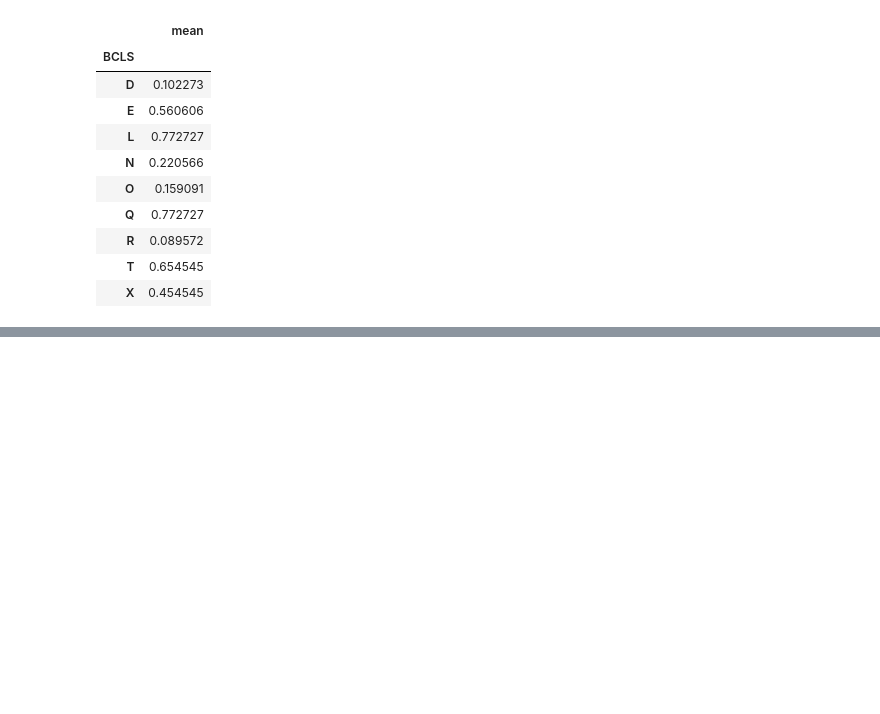
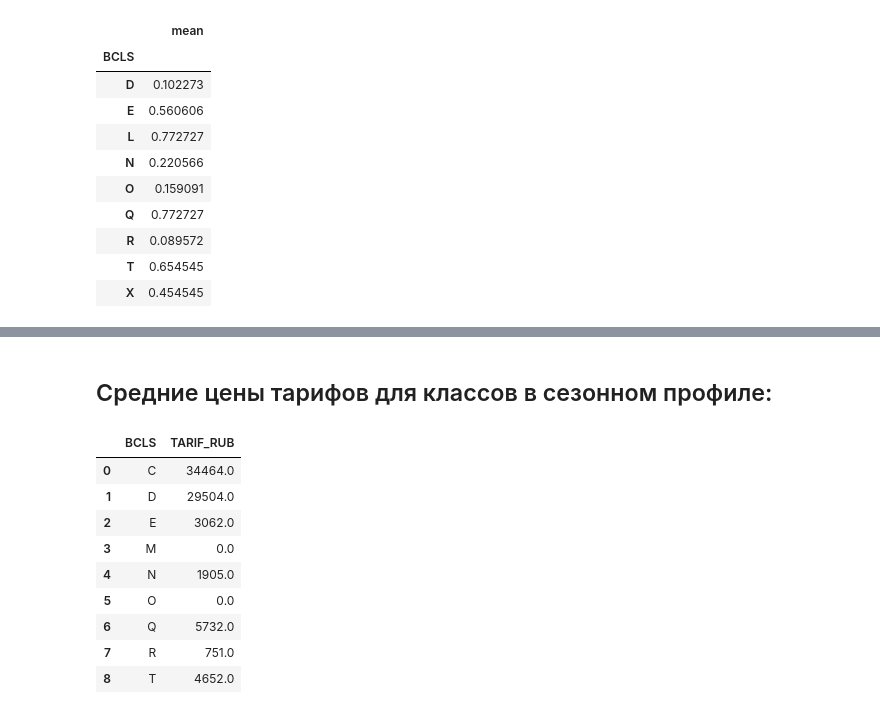
Before and after one commit to Flyer-DM/aeroflot_ML, a Jupyter notebook: профили сезонов.ipynb, the cells around one changed output, grey strips where cells are left out. Drawn from its saved outputs; the diff is of its cells as text; code cells hidden in the pictures; blank space fills up the shorter version.

```diff
--- a/профили сезонов.ipynb
+++ b/профили сезонов.ipynb
@@ -251,0 +277,39 @@ display(mean_ns)
+# %%
+%%time
+date = datetime.strptime('2018-12-07', '%Y-%m-%d') # input()
+flttime = pd.Timedelta('21:20:00') # input()
+print(date.date(), str(flttime).replace('0 days ', ''), date.strftime("%A"))
+one_day = timedelta(days=1)
+date_minus_1_week = pd.to_datetime(date) - pd.DateOffset(weeks=1)
+date_minus_2_weeks = pd.to_datetime(date) - pd.DateOffset(weeks=2)
+print(f'Выбранная дата: {date.date()}')
+print(f'Дата -1 неделя: {date_minus_1_week.date()}')
+print(f'Дата -2 недели: {date_minus_2_weeks.date()}')
+# 1 неделя назад +- 1 день
+date_minus_1_week_gap = [date_minus_1_week,
+                         date_minus_1_week + one_day, date_minus_1_week - one_day]
+# 2 недели назад +- 1 день
+date_minus_2_weeks_gap = [date_minus_2_weeks,
+                          date_minus_2_weeks + one_day, date_minus_2_weeks - one_day]
+print(date_minus_1_week.date(), date_minus_2_weeks.date(), sep='\n')
+# фильтрация по дням
+filtered_hh = hh[(hh['DD'].isin(date_minus_1_week_gap)) | (hh['DD'].isin(date_minus_2_weeks_gap))]
+print(f"Отфильтрованных данных: {filtered_hh.shape[0]:_}")
+merged = pd.merge(bb, filtered_hh, left_on=['FLTNUM', 'FLTDAT'], right_on=['FLT_NUM', 'DD'], how='inner')
+merged = merged.dropna(how='any', axis=0)
+print(f"Объединённых данных: {merged.shape[0]:_}")
+two_hours = pd.Timedelta('2:00:00')
+# 1 неделя назад в заданное время +- 2 часа
+date_minus_1_week_gap = [date_minus_1_week + flttime + two_hours,
+                         date_minus_1_week + flttime - two_hours]
+# 2 недели назад в заданное время +- 2 часа
+date_minus_2_weeks_gap = [date_minus_2_weeks + flttime + two_hours,
+                          date_minus_2_weeks + flttime - two_hours]
+# фильтрация по времени +- 2 часа
+merged = merged[(date_minus_1_week_gap[0] >= merged['DEPARTURE']) &
+                (date_minus_1_week_gap[1] <= merged['DEPARTURE']) |
+                (date_minus_2_weeks_gap[0] >= merged['DEPARTURE']) &
+                (date_minus_2_weeks_gap[1] <= merged['DEPARTURE'])]
+merged = merged.drop(columns=['DD', 'FLT_NUM'], axis=1)
+merged = merged.dropna(how='any')
+print(f"Отфильрованных по времени данных: {merged.shape[0]:_}")
@@ -251,0 +336,17 @@ display(mean_ns)
+# %% [markdown]
+## Средние цены тарифов для классов в сезонном профиле:
+# %%
+bcls_mean = merged[['BCLS', 'TARIF_RUB']].copy()
+bcls_mean = bcls_mean.groupby(by=['BCLS'])['TARIF_RUB'].mean().reset_index()
+bcls_mean
+# %% [output]
+|  | BCLS | TARIF_RUB |
+| 0 | C | 34464.0 |
+| 1 | D | 29504.0 |
+| 2 | E | 3062.0 |
+| 3 | M | 0.0 |
+| 4 | N | 1905.0 |
+| 5 | O | 0.0 |
+| 6 | Q | 5732.0 |
+| 7 | R | 751.0 |
+| 8 | T | 4652.0 |
```
Also changed, not shown: parts of 24 cells of this notebook.
